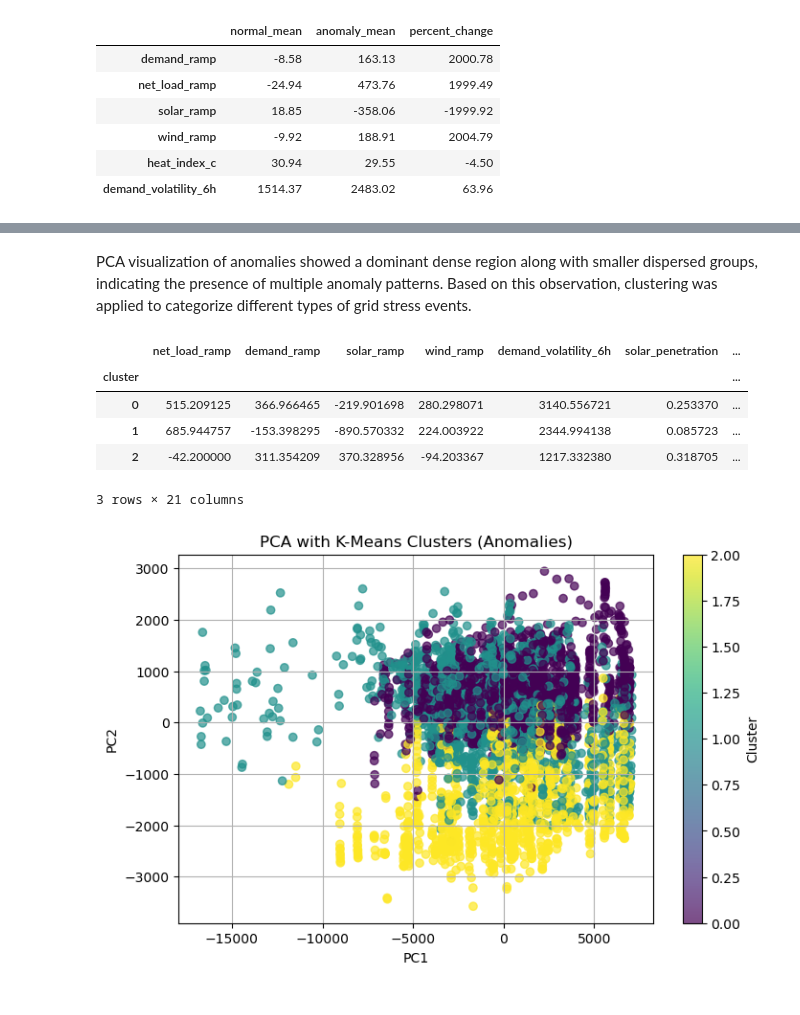
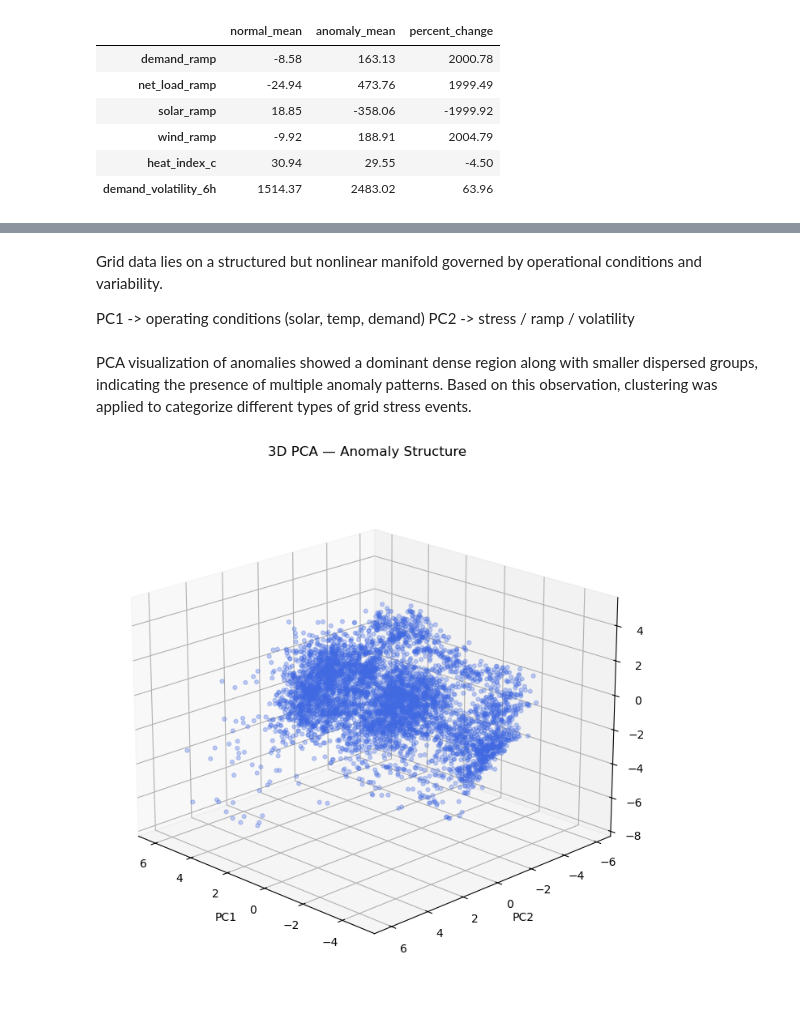
Before and after one commit to HarshilChawla/multi-scale-energy-stress-analysis, a Jupyter notebook: code/anamoly detection and interpretation/isolation_forest.ipynb, the cells around one changed output, grey strips where cells are left out. Saved outputs shown, nothing was run; the diff lists cells and outputs as text; code cells hidden in the pictures.

```diff
--- a/code/anamoly detection and interpretation/isolation_forest.ipynb
+++ b/code/anamoly detection and interpretation/isolation_forest.ipynb
@@ -239,2 +296,7 @@ plt.show()
+# %% [markdown]
+Grid data lies on a structured but nonlinear manifold governed by operational conditions and variability.
+
+PC1 -> operating conditions (solar, temp, demand)
+PC2 -> stress / ramp / volatility
 # %% [markdown]
 PCA visualization of anomalies showed a dominant dense region along with smaller dispersed groups, indicating the presence of multiple anomaly patterns. Based on this observation, clustering was applied to categorize different types of grid stress events.
@@ -256,24 +303,43 @@ cluster_summary_df = pd.DataFrame(cluster_summary)
-# %%
-cluster_summary_df
-# %% [output]
-|  | net_load_ramp | demand_ramp | solar_ramp | wind_ramp | demand_volatility_6h | solar_penetration | ... |
-| cluster |  |  |  |  |  |  | ... |
-| 0 | 515.209125 | 366.966465 | -219.901698 | 280.298071 | 3140.556721 | 0.253370 | ... |
-| 1 | 685.944757 | -153.398295 | -890.570332 | 224.003922 | 2344.994138 | 0.085723 | ... |
-| 2 | -42.200000 | 311.354209 | 370.328956 | -94.203367 | 1217.332380 | 0.318705 | ... |
-3 rows × 21 columns
-# %%
-plt.figure(figsize=(8,5))
-
-plt.scatter(pca_df['PC1'], pca_df['PC2'],
-            c=anomalies_df['cluster'], cmap='viridis', alpha=0.7)
-
-plt.title("PCA with K-Means Clusters (Anomalies)")
-plt.xlabel("PC1")
-plt.ylabel("PC2")
-plt.colorbar(label='Cluster')
-plt.grid()
-
-plt.show()
-# %% [output]
-[figure, removed]
+# %%
+from sklearn.preprocessing import StandardScaler
+from sklearn.decomposition import PCA
+from mpl_toolkits.mplot3d import Axes3D
+import pandas as pd
+import matplotlib.pyplot as plt
+
+feature_cols = anomalies_df.select_dtypes(include=['number']).columns.tolist()
+feature_cols = [col for col in feature_cols if col != 'if_anomaly_flag']
+
+X = anomalies_df[feature_cols]
+
+scaler = StandardScaler()
+X_scaled = scaler.fit_transform(X)
+
+pca_3d = PCA(n_components=3)
+X_pca_3d = pca_3d.fit_transform(X_scaled)
+
+pca_3d_df = pd.DataFrame(X_pca_3d, columns=['PC1', 'PC2', 'PC3'])
+
+fig = plt.figure(figsize=(10,7))
+ax = fig.add_subplot(111, projection='3d')
+
+ax.scatter(
+    pca_3d_df['PC1'],
+    pca_3d_df['PC2'],
+    pca_3d_df['PC3'],
+    c='royalblue',
+    alpha=0.3,
+    s=12
+)
+
+ax.set_xlabel('PC1')
+ax.set_ylabel('PC2')
+ax.set_zlabel('PC3')
+ax.set_title('3D PCA — Anomaly Structure')
+
+ax.view_init(elev=20, azim=135)
+
+plt.tight_layout()
+plt.show()
+# %% [output]
+[figure, added]
```
Also changed, not shown: parts of 23 cells of this notebook, 1 other file.
